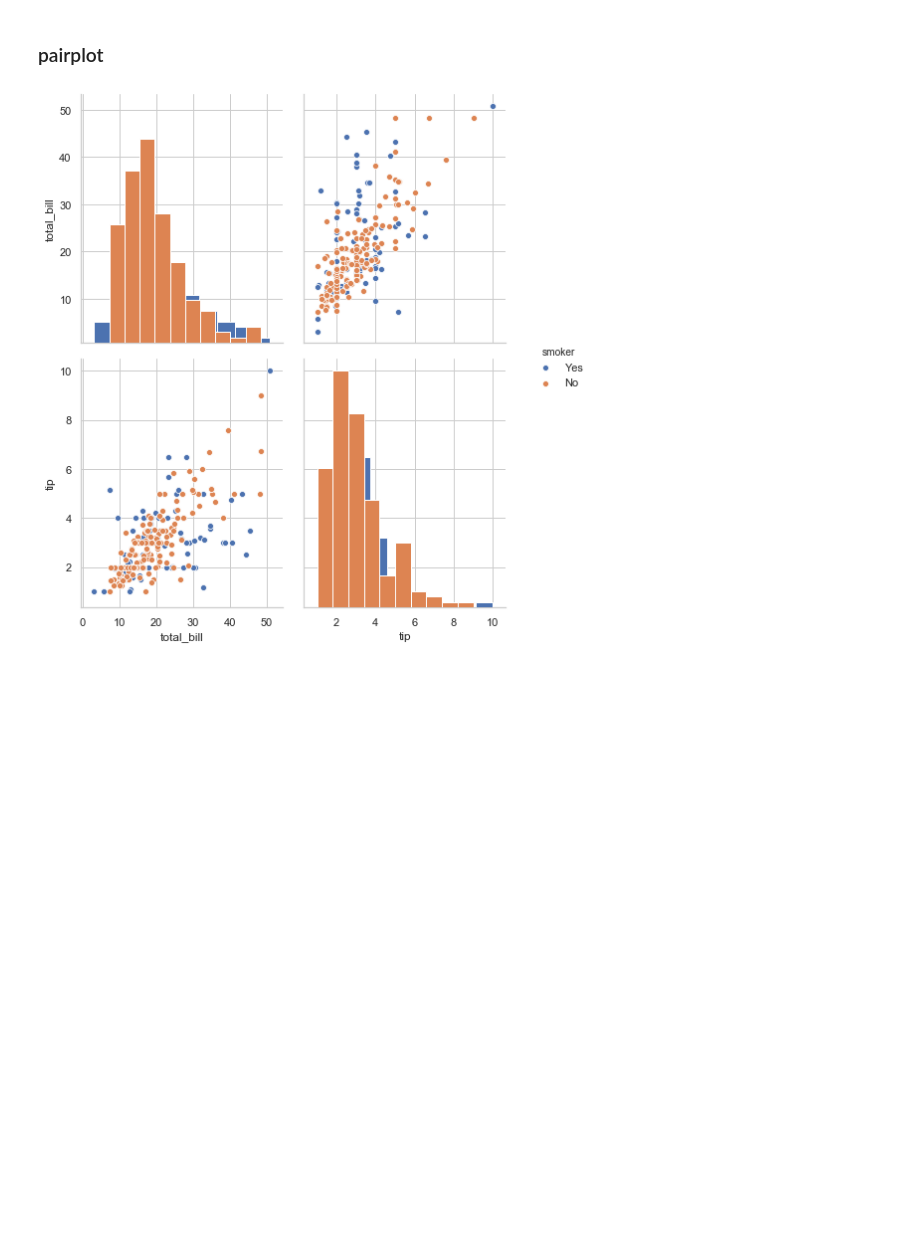
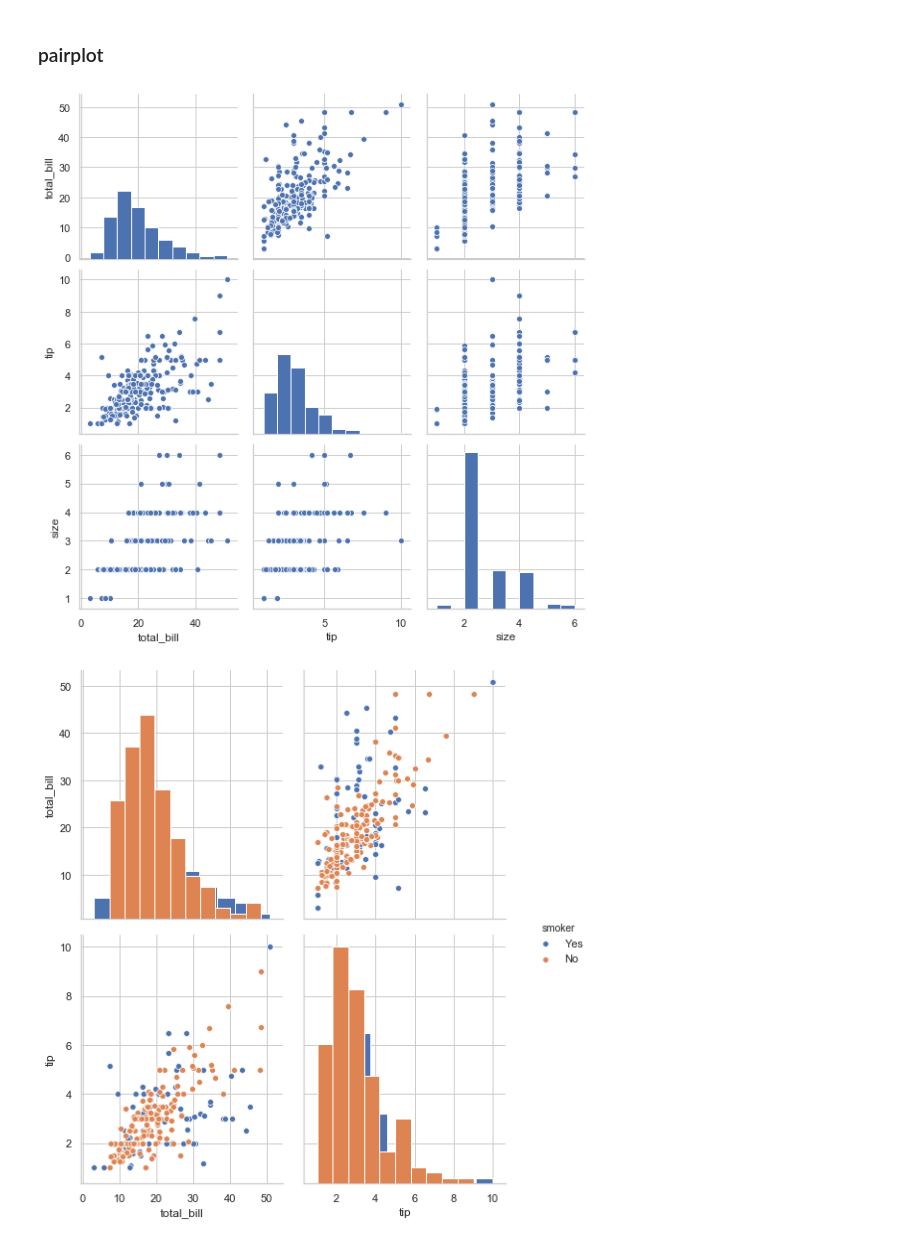
Before and after one commit to SaiPrathek/DS_01_MAY_2020, a Jupyter notebook: plots/seaborn_demo.ipynb, the cells around one changed output. Saved outputs shown, nothing was run; the diff lists cells and outputs as text; code cells hidden in the pictures; blank space fills up the shorter version.

```diff
--- a/plots/seaborn_demo.ipynb
+++ b/plots/seaborn_demo.ipynb
@@ -182,4 +196,9 @@ sns.distplot(tips['tip'],kde=False)
 [figure]
 # %% [markdown]
 ### pairplot
+# %%
+sns.pairplot(tips,vars=['total_bill','tip','size'], diag_kind='hist')
+plt.gcf().set_size_inches(8,8)
+# %% [output]
+[figure, added]
 # %%
```
Also changed, not shown: parts of 13 cells of this notebook.
